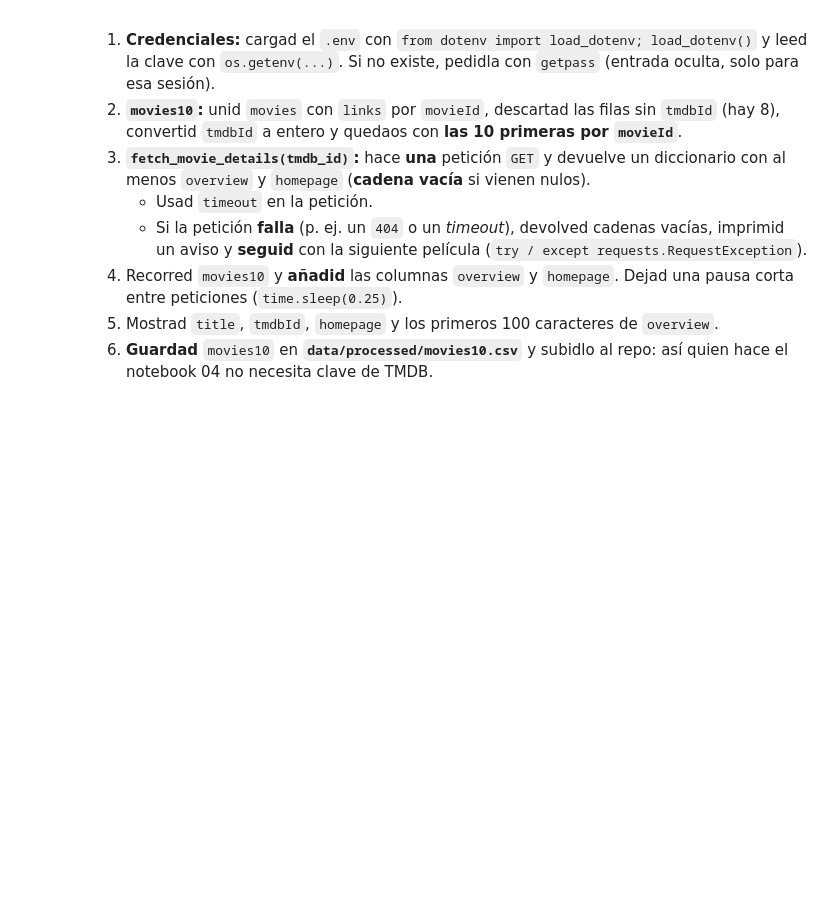
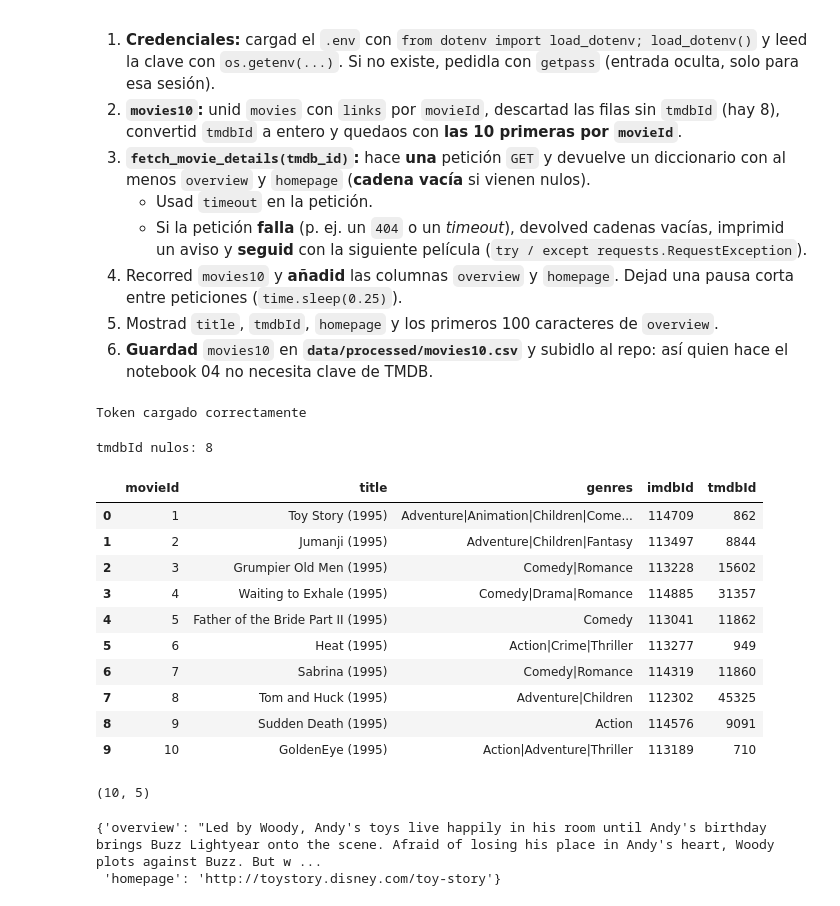
Before and after one commit to dgilrom/tc-catalogo-peliculas-g6, a Jupyter notebook: 03_tmdb.ipynb, the cells around one changed output. Cells and saved outputs as stored; diff of their text form; code cells hidden in the pictures; blank space fills up the shorter version.

```diff
--- a/03_tmdb.ipynb
+++ b/03_tmdb.ipynb
@@ -62,4 +65,56 @@ print(movies.shape, links.shape)
 6. **Guardad** `movies10` en **`data/processed/movies10.csv`** y subidlo al repo: así quien hace el notebook 04 no necesita clave de TMDB.
 # %%
 # --- Parte 2: TMDB GET /movie/{id} → overview y homepage ---
-# pip install requests python-dotenv
+#!pip install requests python-dotenv
+
+#1.Credenciales
+import os
+from dotenv import load_dotenv
+from getpass import getpass
+
+load_dotenv()
+
+token = os.getenv("TMDB_READ_ACCESS_TOKEN")
+
+if not token:
+    token = getpass("Introduce token TMDB:")
+if token:
+    print("Token cargado correctamente")
+else:
+    print("No se ha introducido un token")
+# %% [output]
+Token cargado correctamente
+# %%
+#2
+
+#une movies con links
+movies10 = movies.merge(links, on='movieId', how='inner')
+
+#comprobar tmdbId nulos
+print("tmdbId nulos:", movies10['tmdbId'].isna().sum())
+
+#eliminar filas sin tmdbId
+movies10 = movies10.dropna(subset=['tmdbId'])
+
+#convertir tmdbId a entero
+movies10['tmdbId'] = movies10['tmdbId'].astype(int)
+
+#selecciono 10 primeras peliculas
+movies10 = movies10.sort_values('movieId').head(10)
+
+display(movies10)
+print(movies10.shape)
+# %% [output]
+tmdbId nulos: 8
+|  | movieId | title | genres | imdbId | tmdbId |
+| 0 | 1 | Toy Story (1995) | Adventure|Animation|Children|Come... | 114709 | 862 |
+| 1 | 2 | Jumanji (1995) | Adventure|Children|Fantasy | 113497 | 8844 |
+| 2 | 3 | Grumpier Old Men (1995) | Comedy|Romance | 113228 | 15602 |
+| 3 | 4 | Waiting to Exhale (1995) | Comedy|Drama|Romance | 114885 | 31357 |
+| 4 | 5 | Father of the Bride Part II (1995) | Comedy | 113041 | 11862 |
+| 5 | 6 | Heat (1995) | Action|Crime|Thriller | 113277 | 949 |
+| 6 | 7 | Sabrina (1995) | Comedy|Romance | 114319 | 11860 |
+| 7 | 8 | Tom and Huck (1995) | Adventure|Children | 112302 | 45325 |
+| 8 | 9 | Sudden Death (1995) | Action | 114576 | 9091 |
+| 9 | 10 | GoldenEye (1995) | Action|Adventure|Thriller | 113189 | 710 |
+(10, 5)
@@ -65,0 +151,5 @@ print(movies.shape, links.shape)
+# %%
+fetch_movie_details(862) #misma comprobacion realiizada en Postman
+# %% [output]
+{'overview': "Led by Woody, Andy's toys live happily in his room until Andy's birthday brings Buzz Lightyear onto the scene. Afraid of losing his place in Andy's heart, Woody plots against Buzz. But w ...
+ 'homepage': 'http://toystory.disney.com/toy-story'}
```
Also changed, not shown: parts of 5 cells of this notebook, 1 other file.
